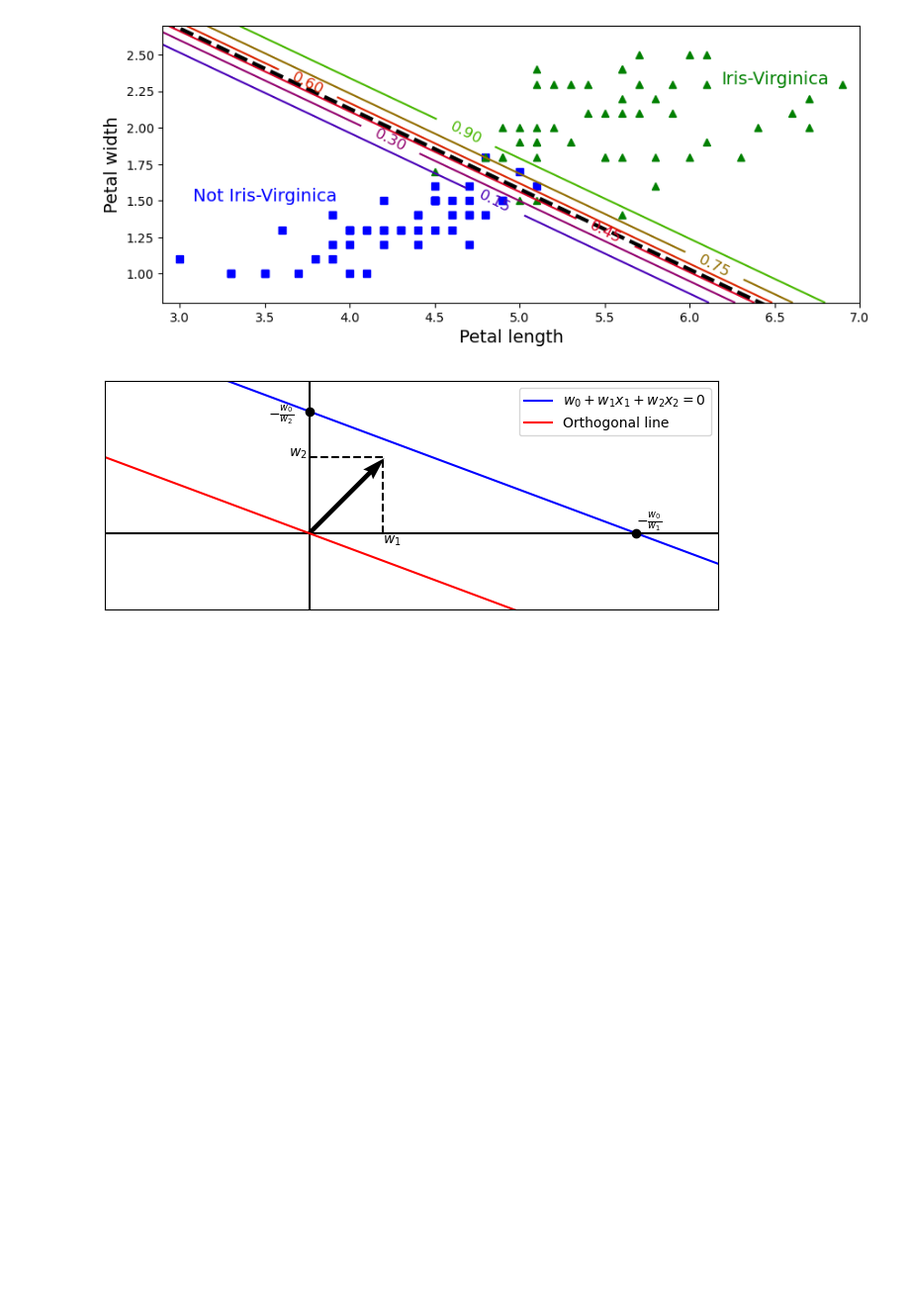
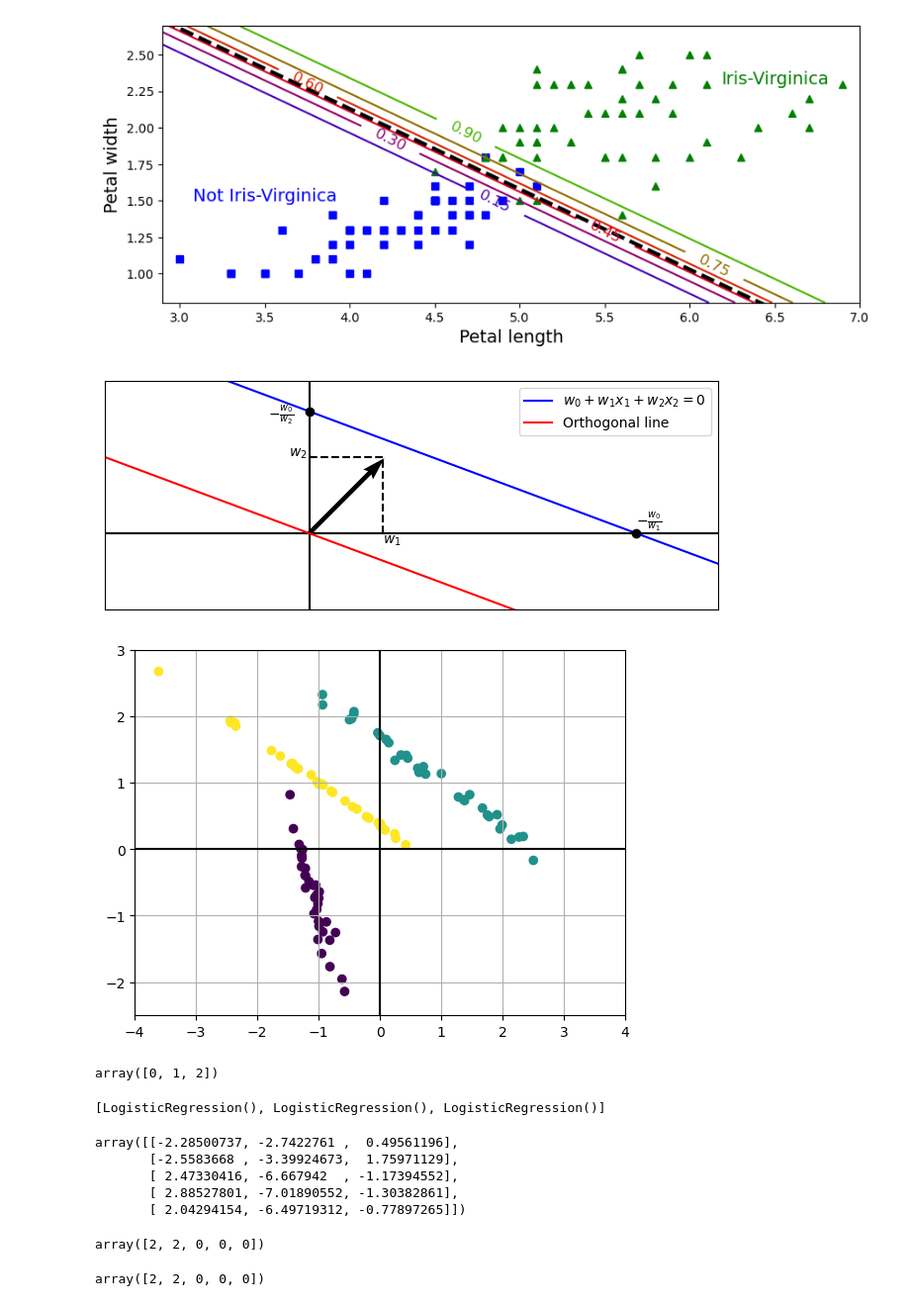
Before and after one commit to IIIL4KIII/MachineLearning, a Jupyter notebook: Theory/TheoryGraphs.ipynb, the cells around one changed output. Shown at 99% size. Drawn from its saved outputs; the diff is of its cells as text; code cells hidden in the pictures; blank space fills up the shorter version.

```diff
--- a/Theory/TheoryGraphs.ipynb
+++ b/Theory/TheoryGraphs.ipynb
@@ -130,0 +136,59 @@ plt.show()
+# %%
+X, y = make_classification(
+    n_features=2,
+    n_redundant=0,
+    n_informative=2,
+    n_classes=3,
+    n_clusters_per_class=1,
+    random_state=78
+)
+
+plt.scatter(X[:, 0], X[:, 1], c=y)
+plt.hlines(0, -4, 4, colors='black')
+plt.vlines(0, -3, 3, colors='black')
+plt.axis([-4, 4, -2.5, 3])
+plt.grid()
+plt.savefig('test')
+plt.show()
+# %% [output]
+[figure, added]
+# %%
+classes = np.unique(y)
+classes
+# %% [output]
+array([0, 1, 2])
+# %%
+# 1 vs all
+classificators = []
+for c in classes:
+    classificators.append(LogisticRegression().fit(X,y==c))
+
+classificators
+# %% [output]
+[LogisticRegression(), LogisticRegression(), LogisticRegression()]
+# %%
+S = []
+
+for clf in classificators:
+    S.append(clf.decision_function(X[:5, :]))
+
+S = np.array(S).T
+S
+# %% [output]
+array([[-2.28500737, -2.7422761 ,  0.49561196],
+       [-2.5583668 , -3.39924673,  1.75971129],
+       [ 2.47330416, -6.667942  , -1.17394552],
+       [ 2.88527801, -7.01890552, -1.30382861],
+       [ 2.04294154, -6.49719312, -0.77897265]])
+# %%
+np.argmax(S, axis=1)
+# %% [output]
+array([2, 2, 0, 0, 0])
+# %%
+# No sklearn
+
+clf = OneVsRestClassifier(LogisticRegression())
+clf.fit(X, y)
+clf.predict(X[:5, :])
+# %% [output]
+array([2, 2, 0, 0, 0])
```
Also changed, not shown: parts of 6 cells of this notebook, 10 other files.
